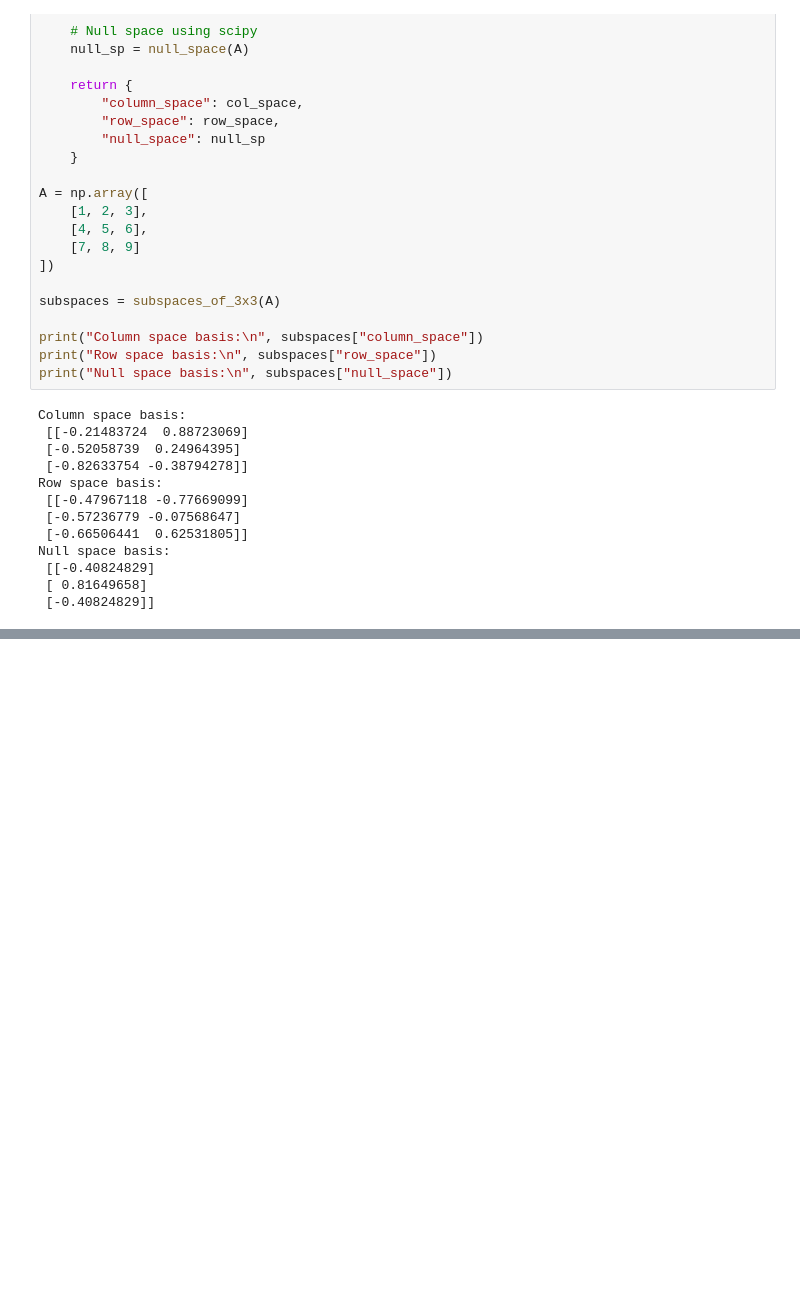
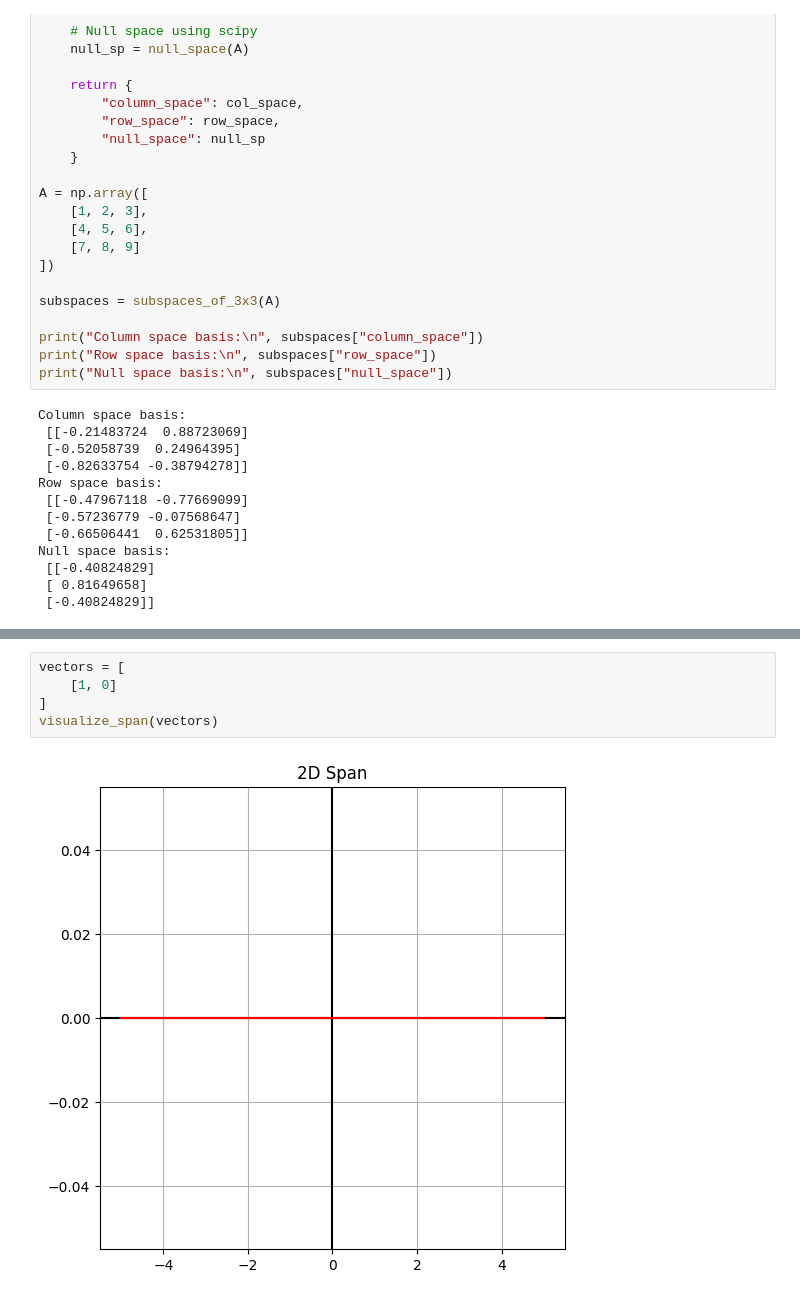
Before and after one commit to kiyoNdux/one-month-ml-sprint, a Jupyter notebook: week_1/day_4/3.1_spaces_of_vectors.ipynb, the cells around one changed output, grey strips where cells are left out. Drawn from its saved outputs; the diff is of its cells as text; blank space fills up the shorter version.

```diff
--- a/week_1/day_4/3.1_spaces_of_vectors.ipynb
+++ b/week_1/day_4/3.1_spaces_of_vectors.ipynb
@@ -201,0 +284,7 @@ It contains every vector you can form from combinations of the vectors in $S$.
+# %%
+vectors = [
+    [1, 0]
+]
+visualize_span(vectors)
+# %% [output]
+[figure, added]
```
Also changed, not shown: parts of 7 cells of this notebook.
